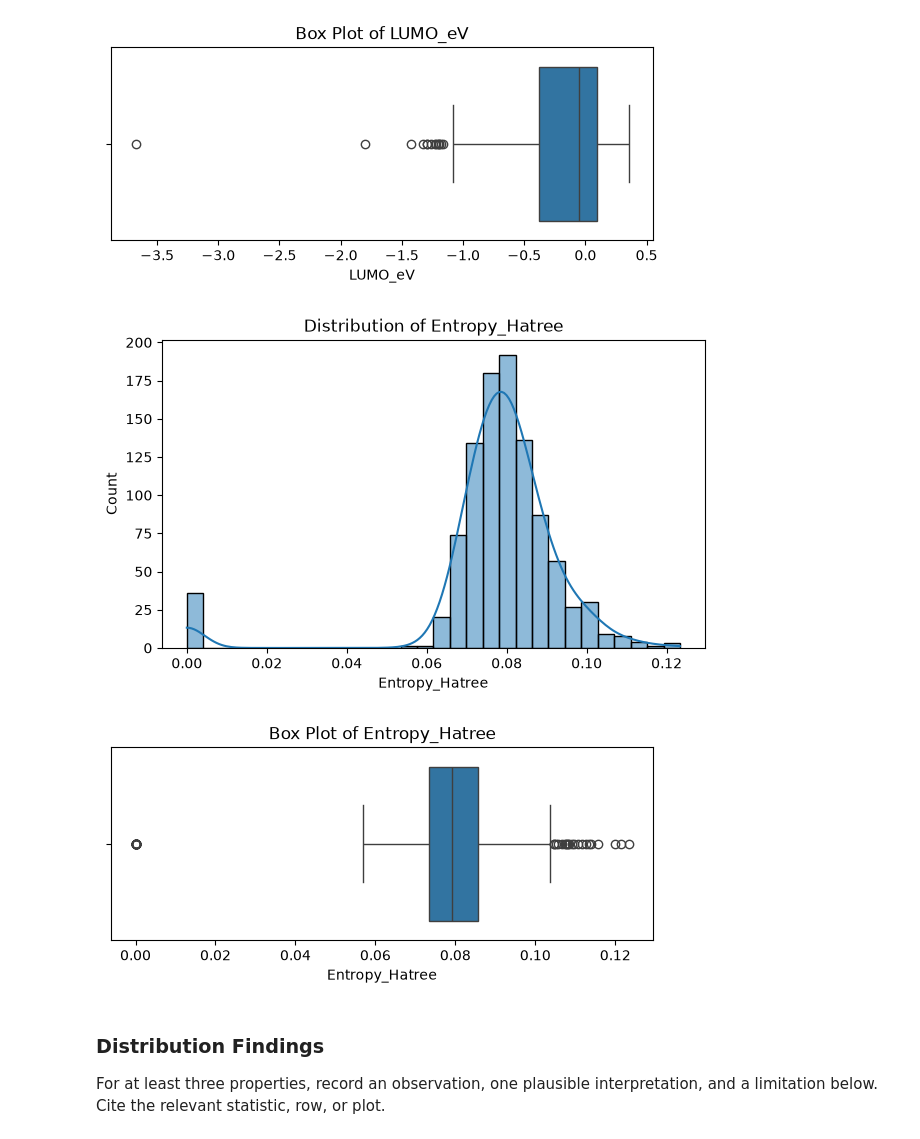
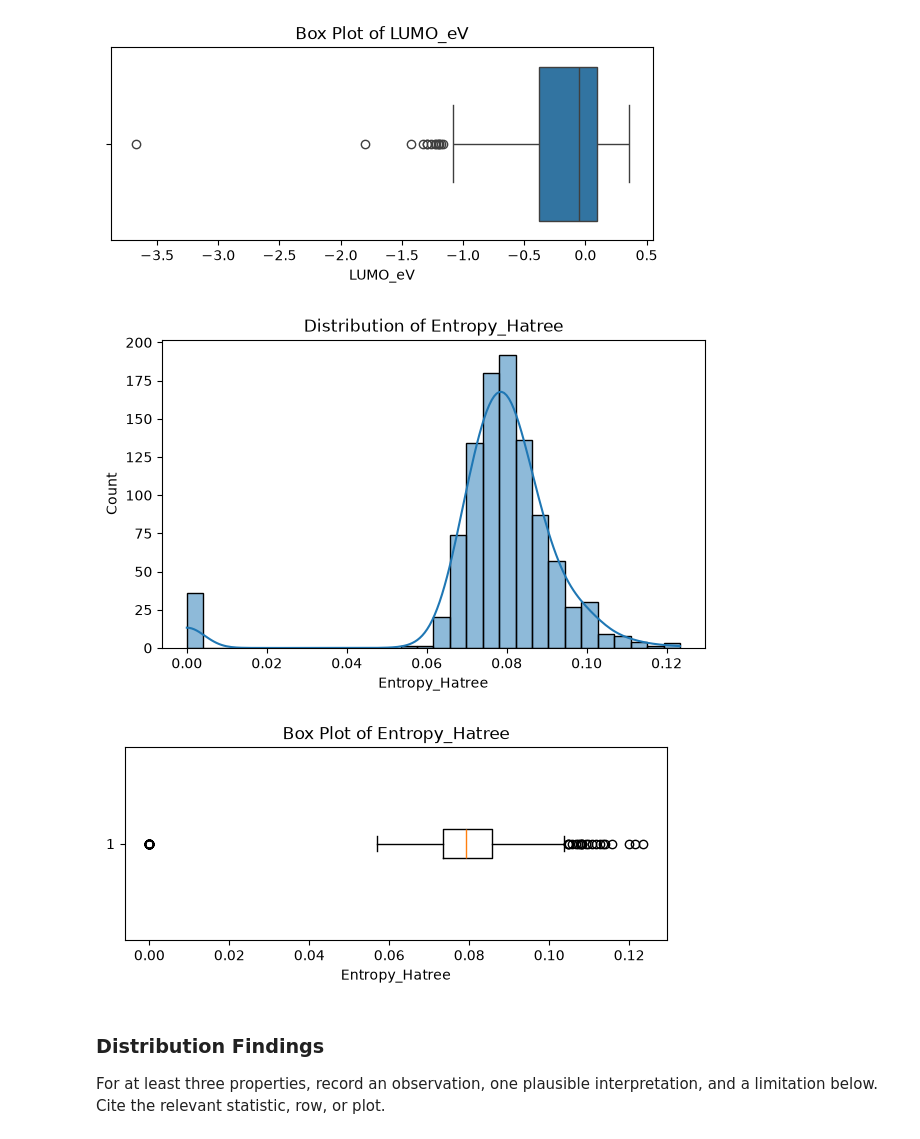
Before and after one commit to zleung9/2026-summar-ai, a Jupyter notebook: sections/s02/submissions/student0019425/s02_data_exploration.ipynb, the cells around one changed output. Drawn from its saved outputs; the diff is of its cells as text; code cells hidden in the pictures.

```diff
--- a/sections/s02/submissions/student0019425/s02_data_exploration.ipynb
+++ b/sections/s02/submissions/student0019425/s02_data_exploration.ipynb
@@ -481,18 +502,18 @@ plt.show()
 # %%
 plt.figure(figsize=(7, 4))
 sns.histplot(numeric_data["Entropy_Hatree"], bins=30, kde=True)
 plt.title("Distribution of Entropy_Hatree")
 plt.xlabel("Entropy_Hatree")
 plt.ylabel("Count")
 plt.show()
 plt.figure(figsize=(7, 2.5))
-sns.boxplot(x=numeric_data["Entropy_Hatree"])
+plt.boxplot(numeric_data["Entropy_Hatree"], vert=False)
 plt.title("Box Plot of Entropy_Hatree")
 plt.xlabel("Entropy_Hatree")
 plt.show()
 # %% [output]
 [figure]
-[figure, old version]
+[figure, new version]
 # %% [markdown]
 ### Distribution Findings
 
```
Also changed, not shown: parts of 11 cells of this notebook.
